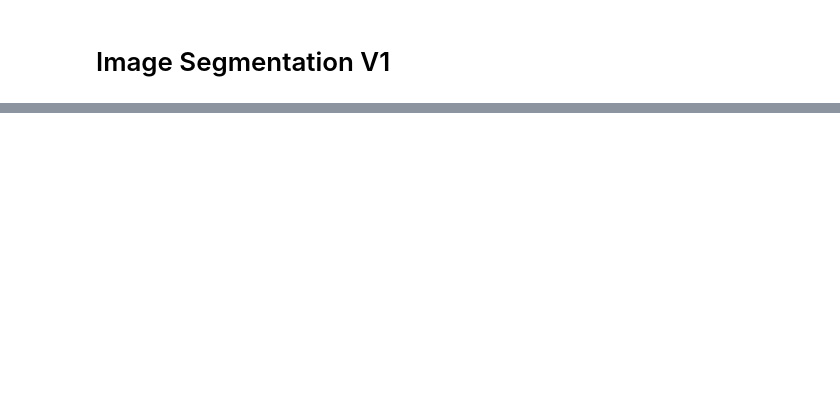
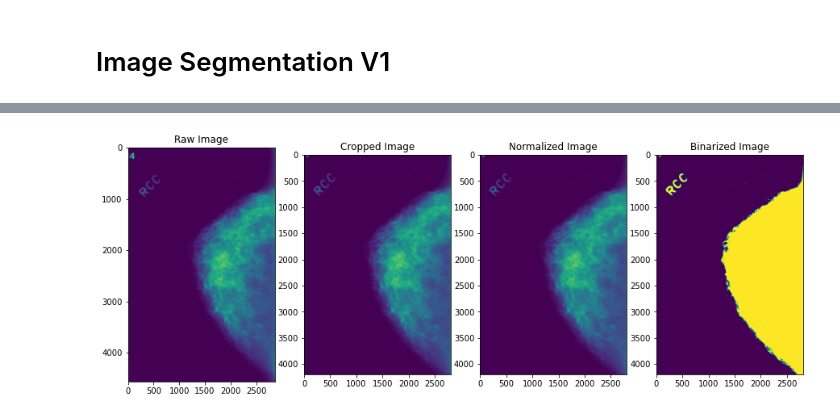
Before and after one commit to ryanhantruong/cbis-ddsm-classifier, a Jupyter notebook: Segmentation_v1.ipynb, the cells around one changed output, grey strips where cells are left out. Drawn from its saved outputs; the diff is of its cells as text; code cells hidden in the pictures; blank space fills up the shorter version.

```diff
--- a/Segmentation_v1.ipynb
+++ b/Segmentation_v1.ipynb
@@ -68,0 +107,13 @@ ds_train
+# %%
+def minMaxNormalize(img):
+    norm_img = (img - np.min(img)) / (np.max(img) - np.min(img))
+    return norm_img
+# %%
+def globalBinarize(img, thresh, maxval):
+
+    binarized_img = tf.where(img>=thresh,maxval,0)
+
+    save_path = os.path.join("~/2_binarised", "1_binarised.png")
+    cv2.imwrite(filename=save_path, img=binarize_img*255)
+
+    return binarized_img
@@ -68,0 +132,15 @@ ds_train
+# %%
+take1 = train.take(1)
+for image, mask in take1:
+    sample_image, sample_mask = image, mask
+# %%
+cropped_image = cropBorders(sample_image)
+normalized_image = minMaxNormalize(cropped_image)
+binarized_image = globalBinarize(normalized_image,thresh=0.1,maxval=1.0)
+#binarized_image['image']
+#edited_mask = editMask(binarized_image)
+# %%
+display_images([sample_image, cropped_image, normalized_image,binarized_image],
+               ['Raw Image','Cropped Image','Normalized Image','Binarized Image'])
+# %% [output]
+[figure, added]
```
Also changed, not shown: parts of 24 cells of this notebook, 1 other file.
